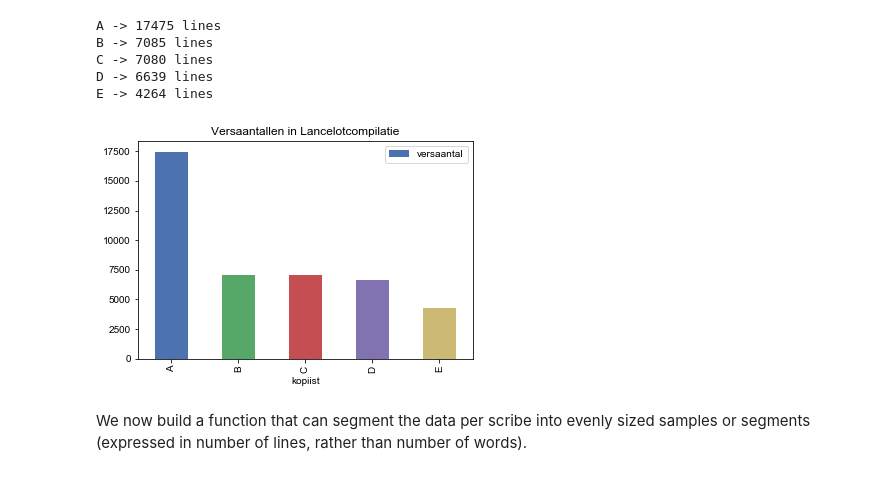
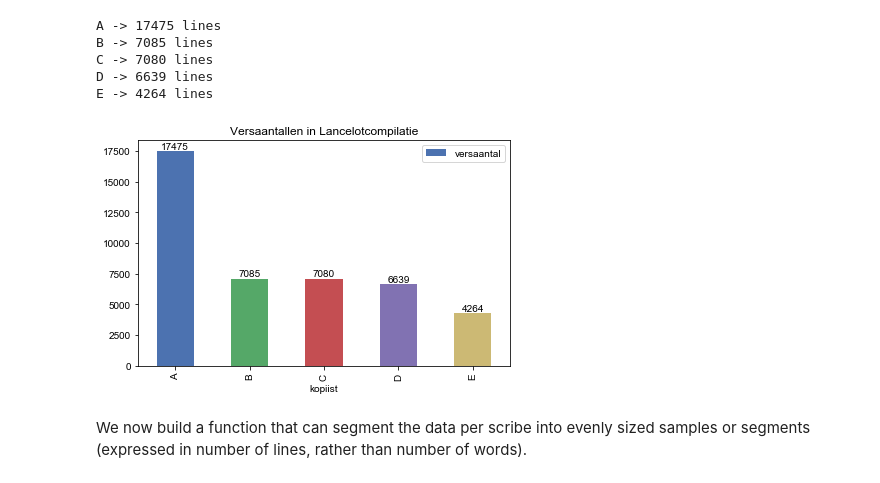
Before and after one commit to mikekestemont/spl2018scribes, a Jupyter notebook: lancelot.ipynb, the cells around one changed output. Cells and saved outputs as stored; diff of their text form; code cells hidden in the pictures.

```diff
--- a/lancelot.ipynb
+++ b/lancelot.ipynb
@@ -58,10 +58,10 @@ def preprocess_file(fn, target_scribes):
 # %% [markdown]
 We extract the lines from all scribes in the *Lanceloet* part (`A, B, C, D, E`), but we also include the *Perchevael*(written entirely by `B`), to bring B's share up to the level of the other scribes. Note that A, nevertheless, still severely outnumbers the other copyists.
 # %%
-scribes = preprocess_file(fn='../data/compilation/01Lanc.xml',
+scribes = preprocess_file(fn='data/compilation/01Lanc.xml',
                           target_scribes=['A', 'B', 'C', 'D', 'E'])
 
-scribes['B'].extend(preprocess_file(fn='../data/compilation/02Perc.xml',
+scribes['B'].extend(preprocess_file(fn='data/compilation/02Perc.xml',
                           target_scribes=['B'])['B'])
 
 for scribe, lines in scribes.items():
@@ -78,13 +78,16 @@ E -> 4264 lines
 # %%
 import pandas as pd
 df = pd.DataFrame()
 df['kopiist'] = sorted(scribes.keys())
 df['versaantal'] = [len(scribes[s]) for s in sorted(scribes.keys())]
 df.plot(kind='bar', x='kopiist', y='versaantal', sort_columns=True)
 plt.title('Versaantallen in Lancelotcompilatie')
-plt.savefig('../figures/fig1a.pdf')
+for i, v in enumerate(df['versaantal']):
+    plt.text(i, v + 200, str(v), ha='center')
+plt.tight_layout()
+plt.savefig('figures/fig1a.pdf')
 # %% [output]
-[figure, old version]
+[figure, new version]
 # %% [markdown]
 We now build a function that can segment the data per scribe into evenly sized samples or segments (expressed in number of lines, rather than number of words).
 # %%
```
Also changed, not shown: parts of 24 cells of this notebook.
